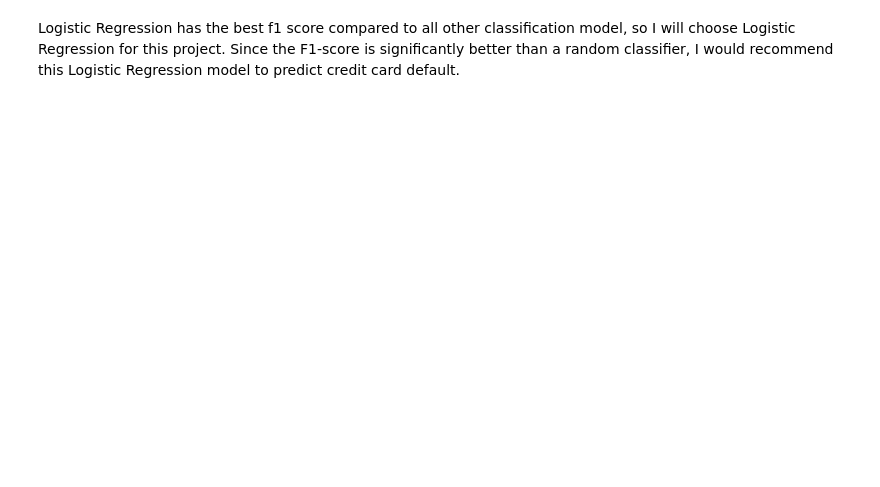
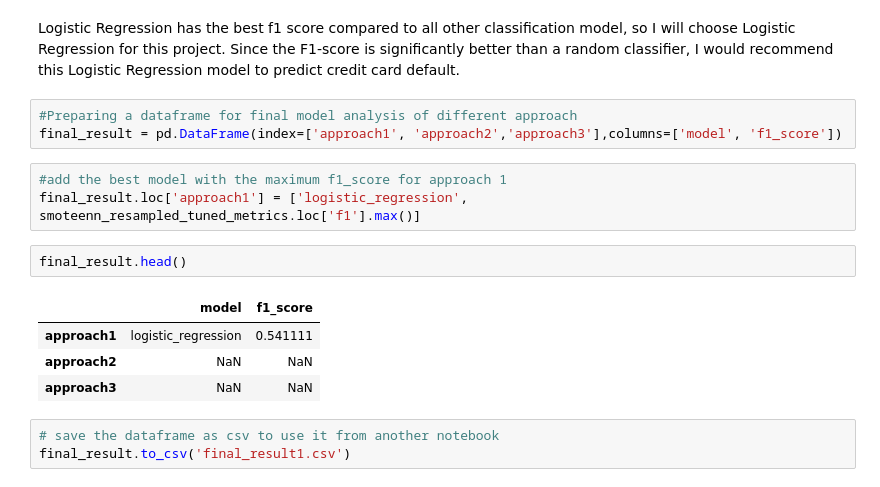
Before and after one commit to sherpalakpa1/CapstoneProjectPredictCreditDefault, a Jupyter notebook: ClassImbalance/CapstoneProject1ClassImbalanceApproach1.ipynb, the cells around one changed output. Saved outputs shown, nothing was run; the diff lists cells and outputs as text; blank space fills up the shorter version.

```diff
--- a/ClassImbalance/CapstoneProject1ClassImbalanceApproach1.ipynb
+++ b/ClassImbalance/CapstoneProject1ClassImbalanceApproach1.ipynb
@@ -2191,2 +2195,18 @@ ax.grid()
 # %% [markdown]
 Logistic Regression has the best f1 score compared to all other classification model, so I will choose Logistic Regression for this project. Since the F1-score is significantly better than a random classifier, I would recommend this Logistic Regression model to predict credit card default.
+# %%
+#Preparing a dataframe for final model analysis of different approach
+final_result = pd.DataFrame(index=['approach1', 'approach2','approach3'],columns=['model', 'f1_score'])
+# %%
+#add the best model with the maximum f1_score for approach 1
+final_result.loc['approach1'] = ['logistic_regression', smoteenn_resampled_tuned_metrics.loc['f1'].max()]
+# %%
+final_result.head()
+# %% [output]
+|  | model | f1_score |
+| approach1 | logistic_regression | 0.541111 |
+| approach2 | NaN | NaN |
+| approach3 | NaN | NaN |
+# %%
+# save the dataframe as csv to use it from another notebook
+final_result.to_csv('final_result1.csv')
```
Also changed, not shown: parts of 13 cells of this notebook, 6 other files.
